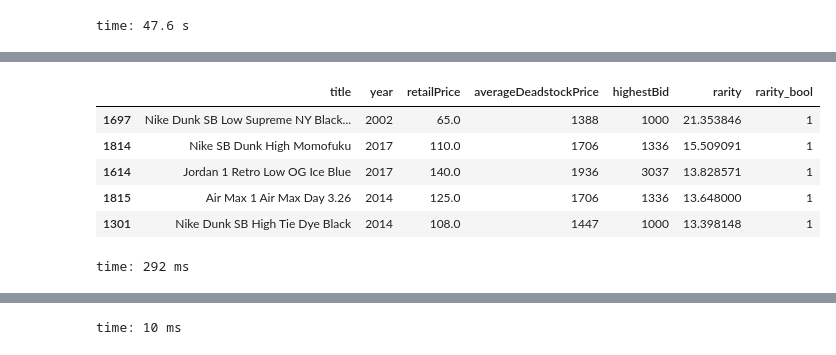
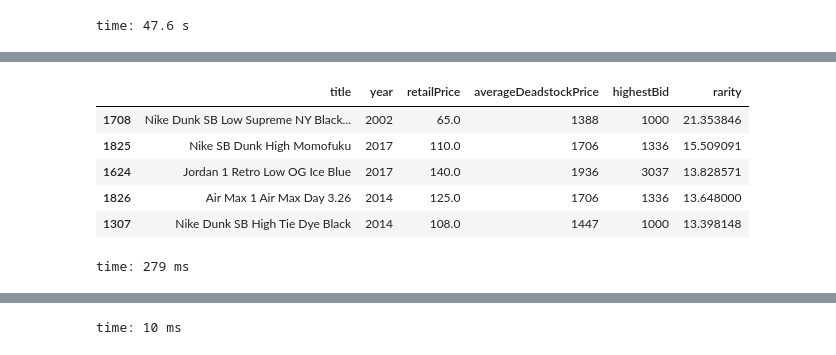
Before and after one commit to chrisk447/Capstone-GA, a Jupyter notebook: StockX Notebook.ipynb, the cells around one changed output, grey strips where cells are left out. Saved outputs shown, nothing was run; the diff lists cells and outputs as text; code cells hidden in the pictures.

```diff
--- a/StockX Notebook.ipynb
+++ b/StockX Notebook.ipynb
@@ -226,23 +165,23 @@ time: 28 ms
 # %%
 # New metric for rarity of shoe & a boolean for those above median
 shoe['rarity'] = shoe.averageDeadstockPrice/shoe.retailPrice
 shoe['rarity_bool'] = shoe.rarity.map(lambda x: 1 if x >= shoe.rarity.median() else 0)
 
 # Since shoes retailed at $0 doesn't fit into the scope of the project, drop them.
 infinity_ind = shoe[shoe.retailPrice==0].index
 shoe.drop(infinity_ind, axis=0, inplace=True)
 shoe.reset_index(inplace=True, drop=True)
 
 # Most 'rare' shoes
-shoe[['title', 'year', 'retailPrice', 'averageDeadstockPrice', 'highestBid', 'rarity', 'rarity_bool']].sort_values('rarity', ascending=False).head()
+shoe[['title', 'year', 'retailPrice', 'averageDeadstockPrice', 'highestBid', 'rarity']].sort_values('rarity', ascending=False).head()
 # %% [output]
-|  | title | year | retailPrice | averageDeadstockPrice | highestBid | rarity | rarity_bool |
-| 1697 | Nike Dunk SB Low Supreme NY Black... | 2002 | 65.0 | 1388 | 1000 | 21.353846 | 1 |
-| 1814 | Nike SB Dunk High Momofuku | 2017 | 110.0 | 1706 | 1336 | 15.509091 | 1 |
-| 1614 | Jordan 1 Retro Low OG Ice Blue | 2017 | 140.0 | 1936 | 3037 | 13.828571 | 1 |
-| 1815 | Air Max 1 Air Max Day 3.26 | 2014 | 125.0 | 1706 | 1336 | 13.648000 | 1 |
-| 1301 | Nike Dunk SB High Tie Dye Black | 2014 | 108.0 | 1447 | 1000 | 13.398148 | 1 |
+|  | title | year | retailPrice | averageDeadstockPrice | highestBid | rarity |
+| 1708 | Nike Dunk SB Low Supreme NY Black... | 2002 | 65.0 | 1388 | 1000 | 21.353846 |
+| 1825 | Nike SB Dunk High Momofuku | 2017 | 110.0 | 1706 | 1336 | 15.509091 |
+| 1624 | Jordan 1 Retro Low OG Ice Blue | 2017 | 140.0 | 1936 | 3037 | 13.828571 |
+| 1826 | Air Max 1 Air Max Day 3.26 | 2014 | 125.0 | 1706 | 1336 | 13.648000 |
+| 1307 | Nike Dunk SB High Tie Dye Black | 2014 | 108.0 | 1447 | 1000 | 13.398148 |
-time: 292 ms
+time: 279 ms
 # %%
 # Plots for general overview
 fig, (ax1, ax2) = plt.subplots(1,2, figsize=(12,5))
```
Also changed, not shown: parts of 68 cells of this notebook.
